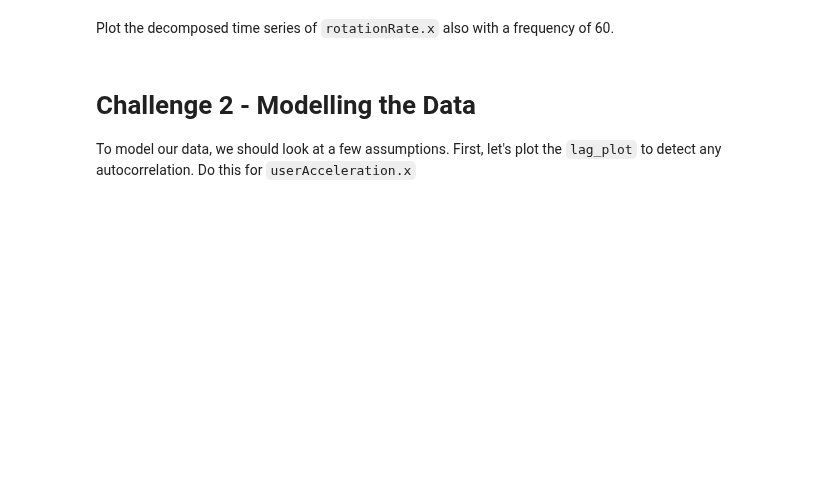
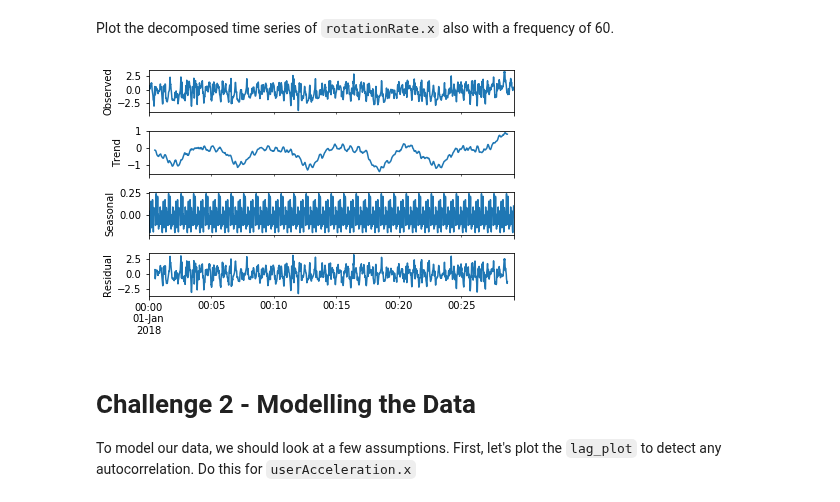
Before and after one commit to ironhack-labs/data-labs, a Jupyter notebook: module-2/lab-time-series/your-code/main.ipynb, the cells around one changed output. Drawn from its saved outputs; the diff is of its cells as text; code cells hidden in the pictures; blank space fills up the shorter version.

```diff
--- a/module-2/lab-time-series/your-code/main.ipynb
+++ b/module-2/lab-time-series/your-code/main.ipynb
@@ -45,5 +121,9 @@ Our next step is to decompose the time series and evaluate the patterns in the d
 # %% [markdown]
 Plot the decomposed time series of `rotationRate.x` also with a frequency of 60.
+# %%
+my_graph2 = seasonal_decompose(sensor['rotationRate.x'], freq = 60).plot()
+# %% [output]
+[figure, added]
 # %% [markdown]
 # Challenge 2 - Modelling the Data
 
```
Also changed, not shown: parts of 29 cells of this notebook, 2 other files.
